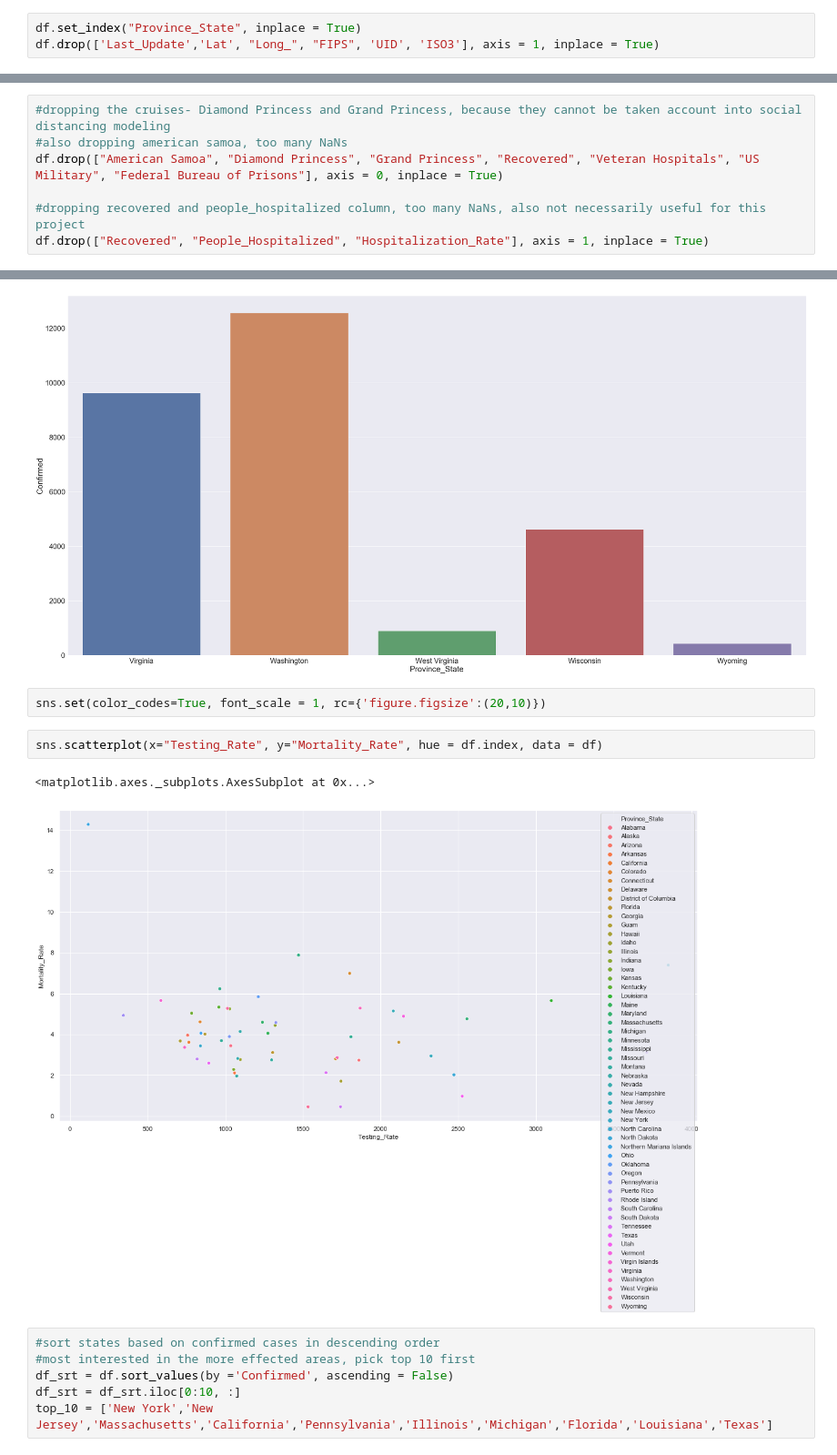
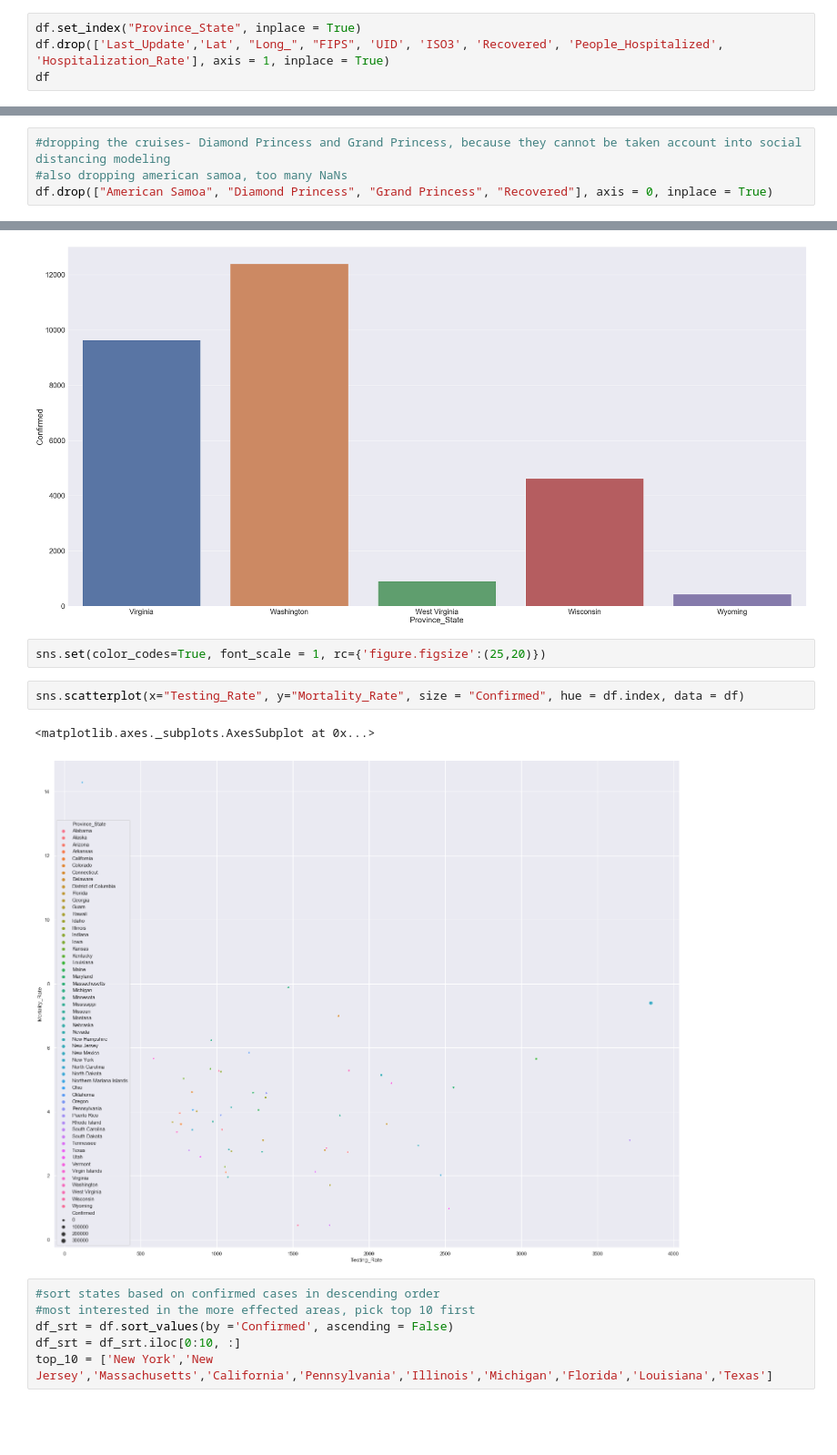
Before and after one commit to slee8835/COVID-19, a Jupyter notebook: src/Covid19_US.ipynb, the cells around one changed output, grey strips where cells are left out. Shown at 91% size. Drawn from its saved outputs; the diff is of its cells as text; blank space fills up the shorter version.

Commit message:
Finish constructing desired dataframe and time series plots

```diff
--- a/src/Covid19_US.ipynb
+++ b/src/Covid19_US.ipynb
@@ -22,4 +22,5 @@ This is the Johns Hopkins dataset. It contains 18 variables.
 We don't need all the variables, taking out some irrelevent variables for this project.
 # %%
 df.set_index("Province_State", inplace = True)
-df.drop(['Last_Update','Lat', "Long_", "FIPS", 'UID', 'ISO3'], axis = 1, inplace = True)
+df.drop(['Last_Update','Lat', "Long_", "FIPS", 'UID', 'ISO3', 'Recovered', 'People_Hospitalized', 'Hospitalization_Rate'], axis = 1, inplace = True)
+df
@@ -63,10 +77,7 @@ dtype: float64
 # %%
 #dropping the cruises- Diamond Princess and Grand Princess, because they cannot be taken account into social distancing modeling
 #also dropping american samoa, too many NaNs
-df.drop(["American Samoa", "Diamond Princess", "Grand Princess", "Recovered", "Veteran Hospitals", "US Military", "Federal Bureau of Prisons"], axis = 0, inplace = True)
-
-#dropping recovered and people_hospitalized column, too many NaNs, also not necessarily useful for this project
-df.drop(["Recovered", "People_Hospitalized", "Hospitalization_Rate"], axis = 1, inplace = True)
+df.drop(["American Samoa", "Diamond Princess", "Grand Princess", "Recovered"], axis = 0, inplace = True)
 # %%
 display(df)
 # %% [output]
@@ -130,12 +141,12 @@ sns.barplot(x = df.index[50:56], y = df.loc["Virginia": "Wyoming", "Confirmed"])
 <matplotlib.axes._subplots.AxesSubplot at 0x...>
 [figure]
 # %%
-sns.set(color_codes=True, font_scale = 1, rc={'figure.figsize':(20,10)})
+sns.set(color_codes=True, font_scale = 1, rc={'figure.figsize':(25,20)})
 # %%
-sns.scatterplot(x="Testing_Rate", y="Mortality_Rate", hue = df.index, data = df)
+sns.scatterplot(x="Testing_Rate", y="Mortality_Rate", size = "Confirmed", hue = df.index, data = df)
 # %% [output]
 <matplotlib.axes._subplots.AxesSubplot at 0x...>
-[figure, old version]
+[figure, new version]
 # %%
 #sort states based on confirmed cases in descending order
 #most interested in the more effected areas, pick top 10 first
```
Also changed, not shown: parts of 26 cells of this notebook.
